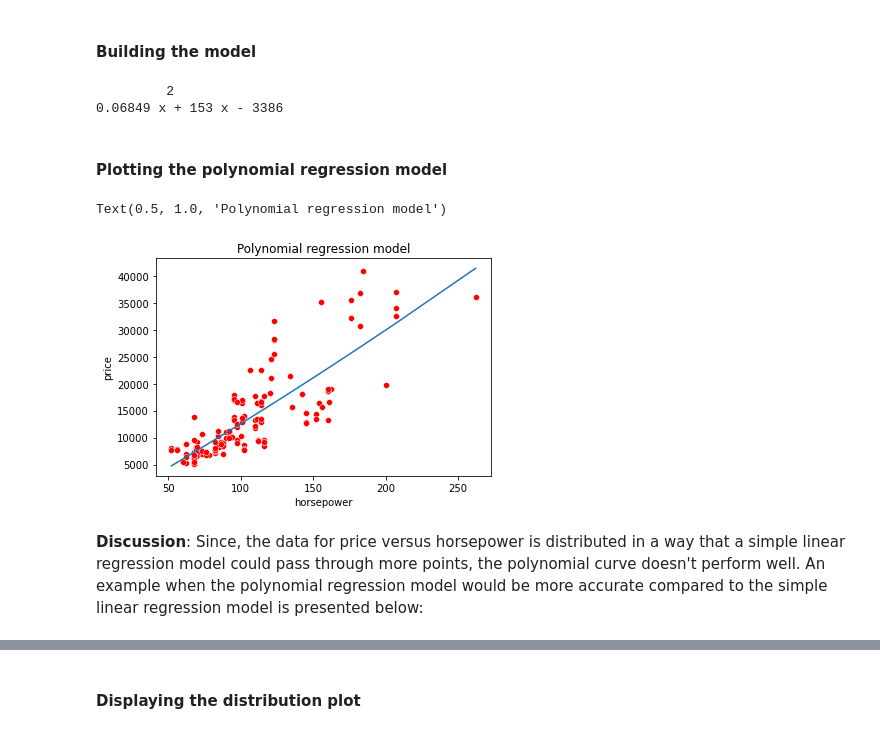
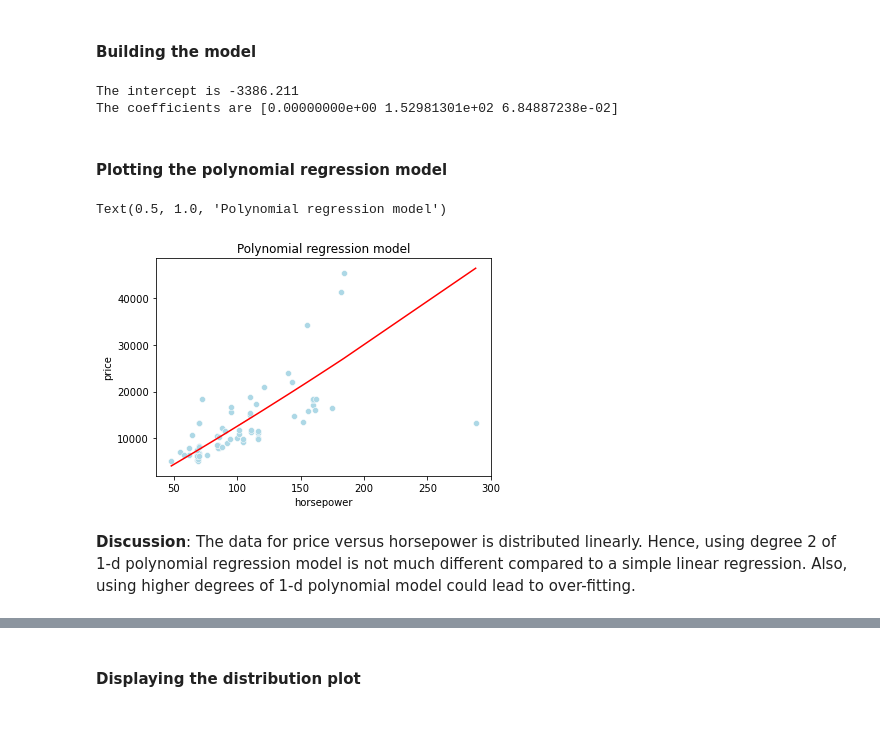
Before and after one commit to Farhad-Davaripour/Step_by_Step_Data_Analysis_Auto_Dataset, a Jupyter notebook: Code_Python.ipynb, the cells around one changed output, grey strips where cells are left out. Drawn from its saved outputs; the diff is of its cells as text; code cells hidden in the pictures.

```diff
--- a/Code_Python.ipynb
+++ b/Code_Python.ipynb
@@ -437,3 +434,8 @@ df_cor[df_cor['price']>0.5].sort_values(by='price').tail(5)
+# %%
+x_data_total = df[cor_list] # all the independent variables
+y_data_total = df['price'] # the target variable
+# %%
+x_train, x_test, y_train, y_test = train_test_split(x_data_total, y_data_total, test_size=0.33, random_state=0)
 # %% [markdown]
 ### Simple linear regression
 # %% [markdown]
@@ -442,9 +444,8 @@ df_cor[df_cor['price']>0.5].sort_values(by='price').tail(5)
 #### Building the model
 # %%
 lm_lr=LinearRegression() # creating a linear regression object
-independent_var = 'horsepower'
-lm_lr.fit(x_train[[independent_var]],y_train) # train the model
-intercept=lm.intercept_
-coeff=lm.coef_
+lm_lr.fit(x_train[['horsepower']],y_train) # train the model
+intercept=lm_lr.intercept_
+coeff=lm_lr.coef_
 print(f'price(hat) = {round(intercept,3)} + {round(coeff[0],3)} * independent_var')
 # %% [output]
@@ -517,24 +520,26 @@ plot_dist(yhat_mlr,y_train)
 #### Building the model
 # %%
 # 1 dimension polynomial regression
-degree = 2
-f = np.polyfit(x_train[independent_var],y_train,degree) # training the polynomial model and extracting the coefficients
-p = np.poly1d(f) # converting the coefficients in f in to a polynomial equation
-print(p) # this prints the polynomial equation
+lm_1d_p = PolynomialFeatures()
+lm_1d_lr= LinearRegression()
+x_train_1d_pr = lm_1d_p.fit_transform(x_train[['horsepower']])
+x_test_1d_pr = lm_1d_p.fit_transform(x_test[['horsepower']])
+lm_1d_lr.fit(x_train_1d_pr,y_train)
+print(f"The intercept is {round(lm_1d_lr.intercept_,3)}")
+print(f"The coefficients are {lm_1d_lr.coef_}")
 # %% [output]
-         2
-0.06849 x + 153 x - 3386
+The intercept is -3386.211
+The coefficients are [0.00000000e+00 1.52981301e+02 6.84887238e-02]
 # %% [markdown]
 #### Plotting the polynomial regression model
 # %%
 %%capture --no-display
-x_data_p = x_train[independent_var].to_numpy()
-yhat_p = p(x_data_p) # applying the polynomial equation to the elements in x_data
-sns.lineplot(x_data_p, yhat_p)
-sns.scatterplot(x_train[independent_var], y_train,color='red')
+yhat_1d_p = lm_1d_lr.predict(x_test_1d_pr)
+sns.lineplot(x_test['horsepower'], yhat_1d_p,color='red')
+sns.scatterplot(x_test['horsepower'], y_test,color='lightblue')
 plt.title('Polynomial regression model')
 # %% [output]
 Text(0.5, 1.0, 'Polynomial regression model')
-[figure, old version]
+[figure, new version]
 # %% [markdown]
-**Discussion**: Since, the data for price versus horsepower is distributed in a way that a simple linear regression model could pass through more points, the polynomial curve doesn't perform well. An example when the polynomial regression model would be more accurate compared to the simple linear regression model is presented below:
+**Discussion**: The data for price versus horsepower is distributed linearly. Hence, using degree 2 of 1-d polynomial regression model is not much different compared to a simple linear regression. Also, using higher degrees of 1-d polynomial model could lead to over-fitting.
```
Also changed, not shown: parts of 36 cells of this notebook.
